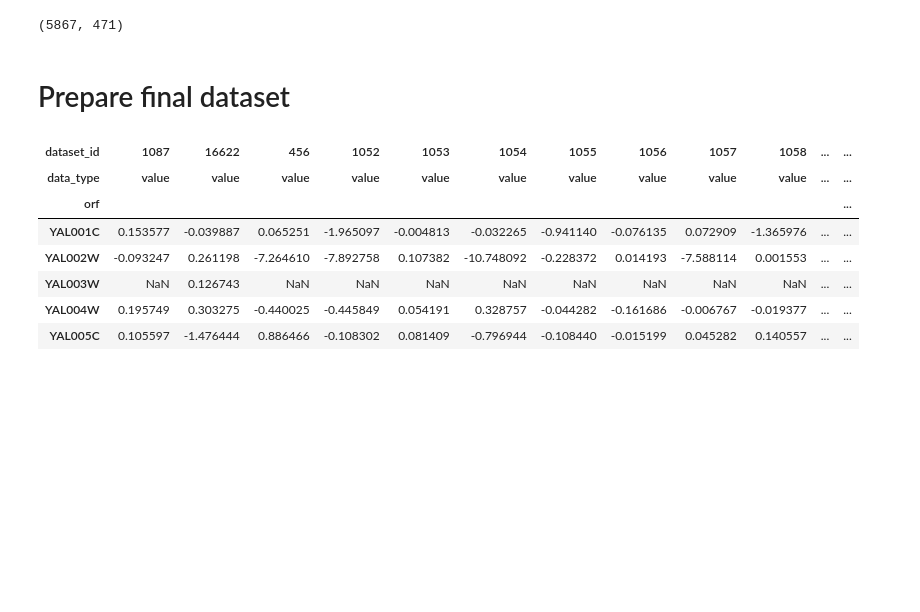
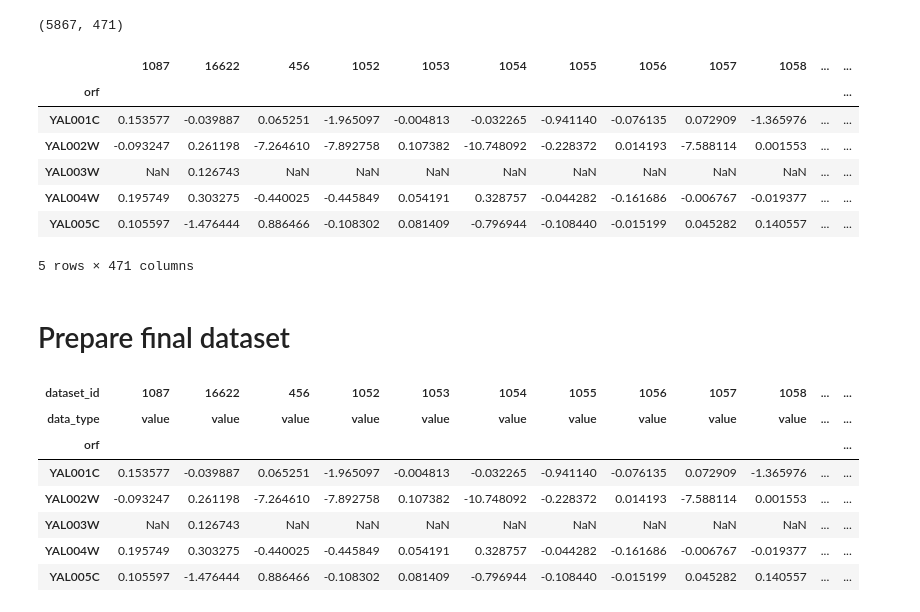
Before and after one commit to yeastphenome/yp-data, a Jupyter notebook: Datasets/24360837/code.ipynb, the cells around one changed output. Saved outputs shown, nothing was run; the diff lists cells and outputs as text; code cells hidden in the pictures; blank space fills up the shorter version.

```diff
--- a/Datasets/24360837/code.ipynb
+++ b/Datasets/24360837/code.ipynb
@@ -321,6 +321,17 @@ data_final = data_final.loc[num_vals>0,:]
 data_final.shape
 # %% [output]
 (5867, 471)
+# %%
+data_final.head()
+# %% [output]
+|  | 1087 | 16622 | 456 | 1052 | 1053 | 1054 | 1055 | 1056 | 1057 | 1058 | ... | ... |
+| orf |  |  |  |  |  |  |  |  |  |  |  | ... |
+| YAL001C | 0.153577 | -0.039887 | 0.065251 | -1.965097 | -0.004813 | -0.032265 | -0.941140 | -0.076135 | 0.072909 | -1.365976 | ... | ... |
+| YAL002W | -0.093247 | 0.261198 | -7.264610 | -7.892758 | 0.107382 | -10.748092 | -0.228372 | 0.014193 | -7.588114 | 0.001553 | ... | ... |
+| YAL003W | NaN | 0.126743 | NaN | NaN | NaN | NaN | NaN | NaN | NaN | NaN | ... | ... |
+| YAL004W | 0.195749 | 0.303275 | -0.440025 | -0.445849 | 0.054191 | 0.328757 | -0.044282 | -0.161686 | -0.006767 | -0.019377 | ... | ... |
+| YAL005C | 0.105597 | -1.476444 | 0.886466 | -0.108302 | 0.081409 | -0.796944 | -0.108440 | -0.015199 | 0.045282 | 0.140557 | ... | ... |
+5 rows × 471 columns
 # %% [markdown]
 # Prepare final dataset
 # %%
```
Also changed, not shown: parts of 4 cells of this notebook, 1 other file.
